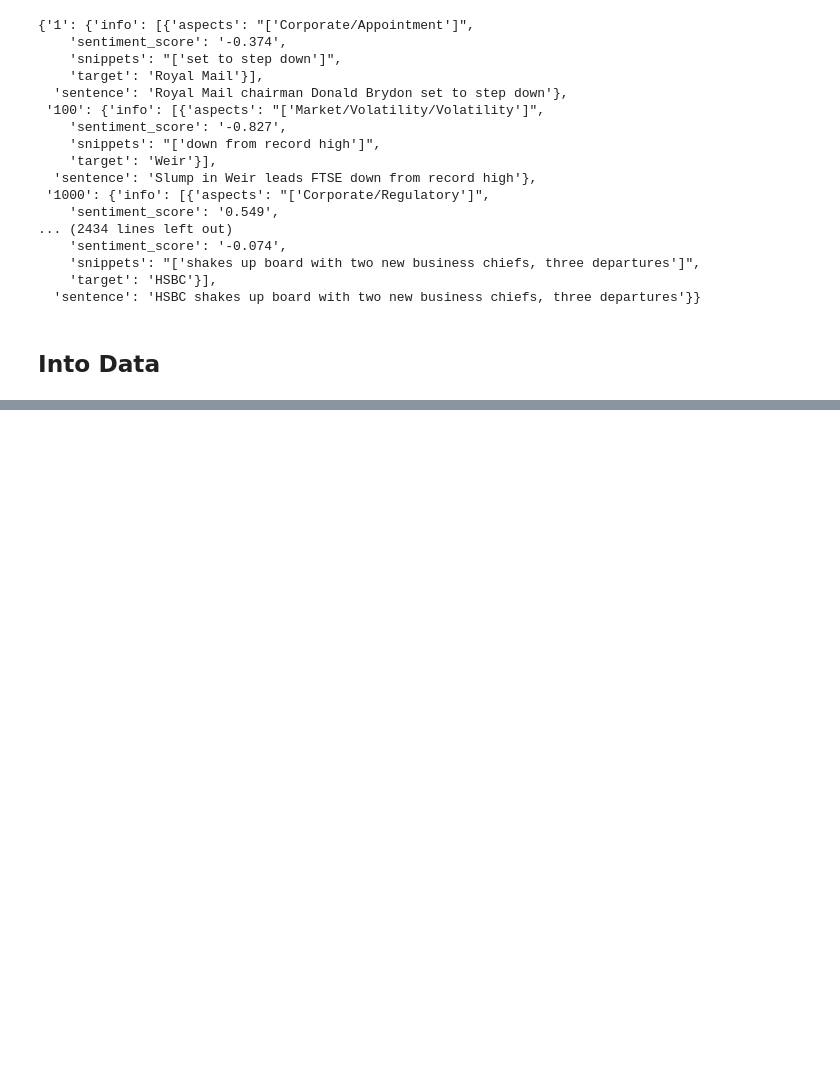
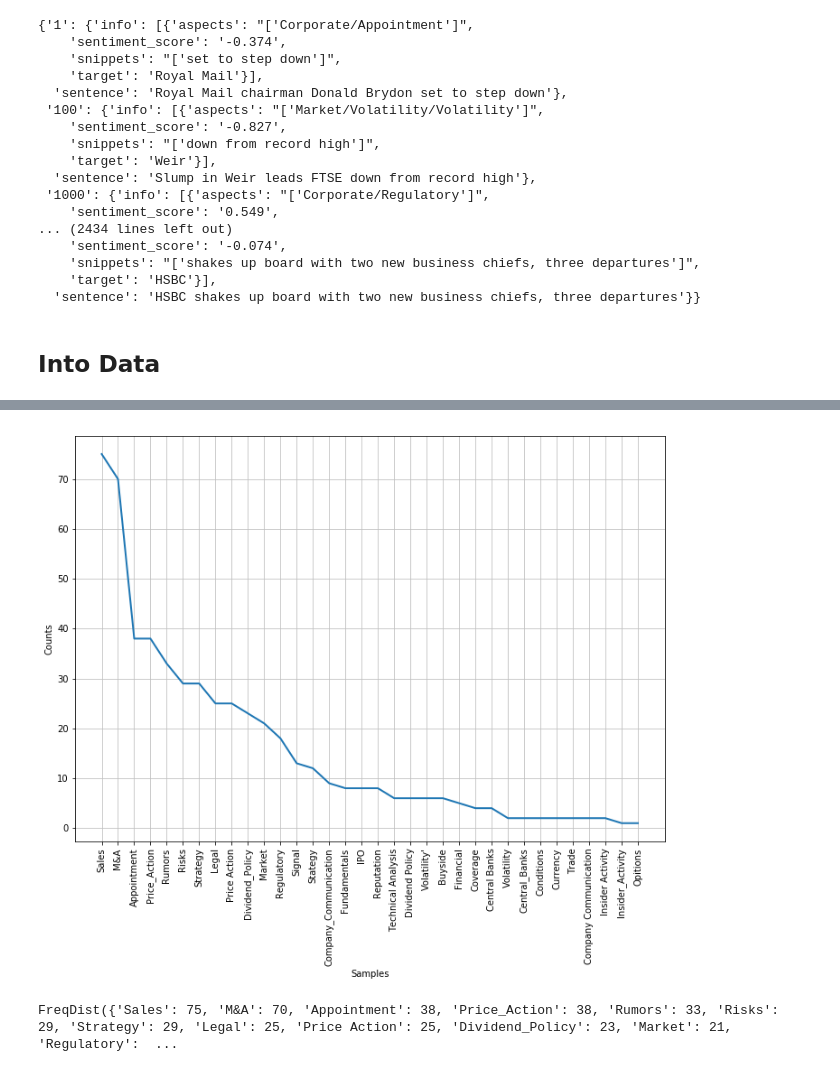
Before and after one commit to Hitkul/Aspect-Based-Sentiment-Analysis, a Jupyter notebook: Aspect_extraction_headlines.ipynb, the cells around one changed output, grey strips where cells are left out. Cells and saved outputs as stored; diff of their text form; code cells hidden in the pictures; blank space fills up the shorter version.

```diff
--- a/Aspect_extraction_headlines.ipynb
+++ b/Aspect_extraction_headlines.ipynb
@@ -107,0 +141,7 @@ target
+# %%
+level2_freq = FreqDist(aspect_f_level2)
+level2_freq.plot()
+level2_freq.pprint(n_label_level_2)
+# %% [output]
+[figure, added]
+FreqDist({'Sales': 75, 'M&A': 70, 'Appointment': 38, 'Price_Action': 38, 'Rumors': 33, 'Risks': 29, 'Strategy': 29, 'Legal': 25, 'Price Action': 25, 'Dividend_Policy': 23, 'Market': 21, 'Regulatory':  ...
```
Also changed, not shown: parts of 13 cells of this notebook.
